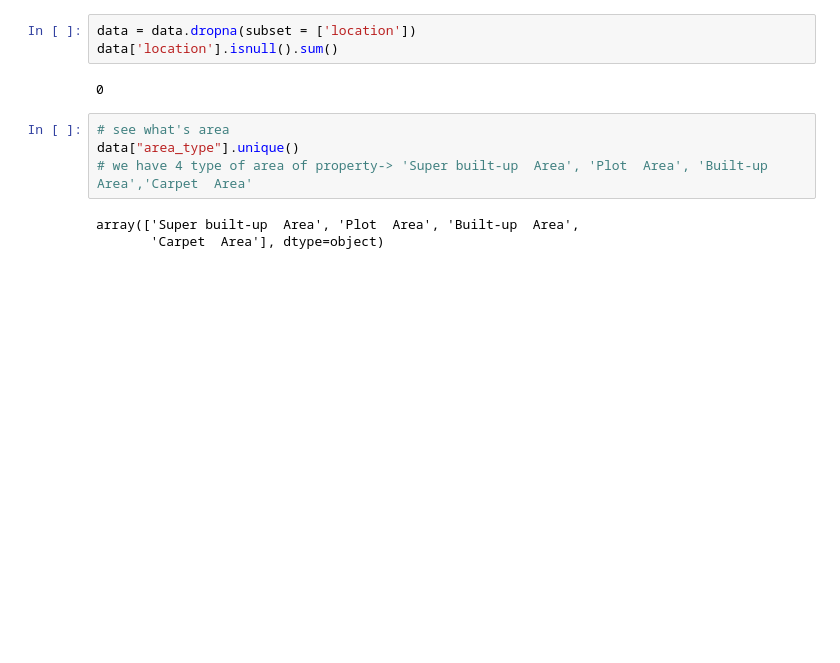
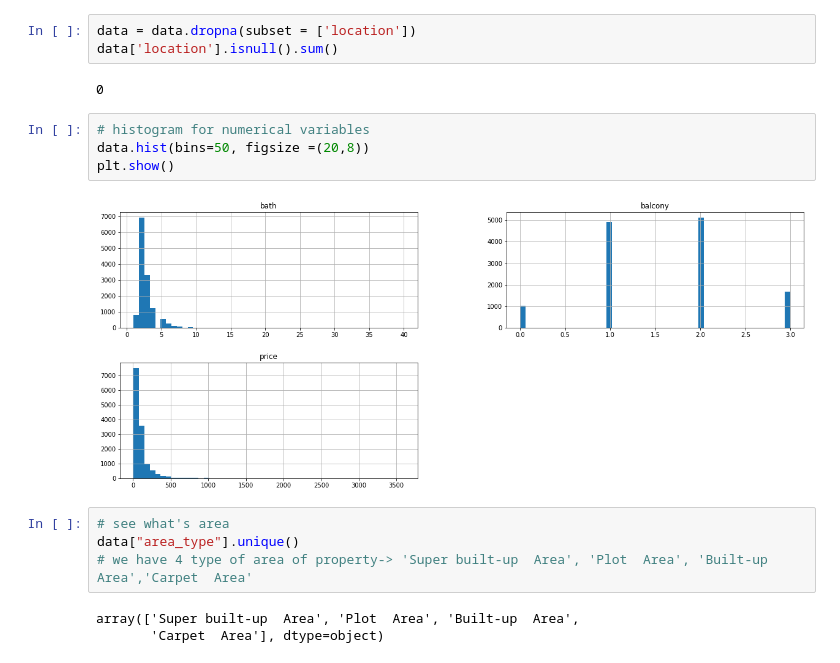
Before and after one commit to maheshkankar/DataScience-Projects, a Jupyter notebook: Housing_price/Housing_price_prediction.ipynb, the cells around one changed output. Cells and saved outputs as stored; diff of their text form; blank space fills up the shorter version.

```diff
--- a/Housing_price/Housing_price_prediction.ipynb
+++ b/Housing_price/Housing_price_prediction.ipynb
@@ -100,6 +100,12 @@ data = data.dropna(subset = ['location'])
 data['location'].isnull().sum()
 # %% [output]
 0
+# %%
+# histogram for numerical variables
+data.hist(bins=50, figsize =(20,8))
+plt.show()
+# %% [output]
+[figure, added]
 # %%
 # see what's area
 data["area_type"].unique()
```
Also changed, not shown: parts of 2 cells of this notebook, 2 other files.
